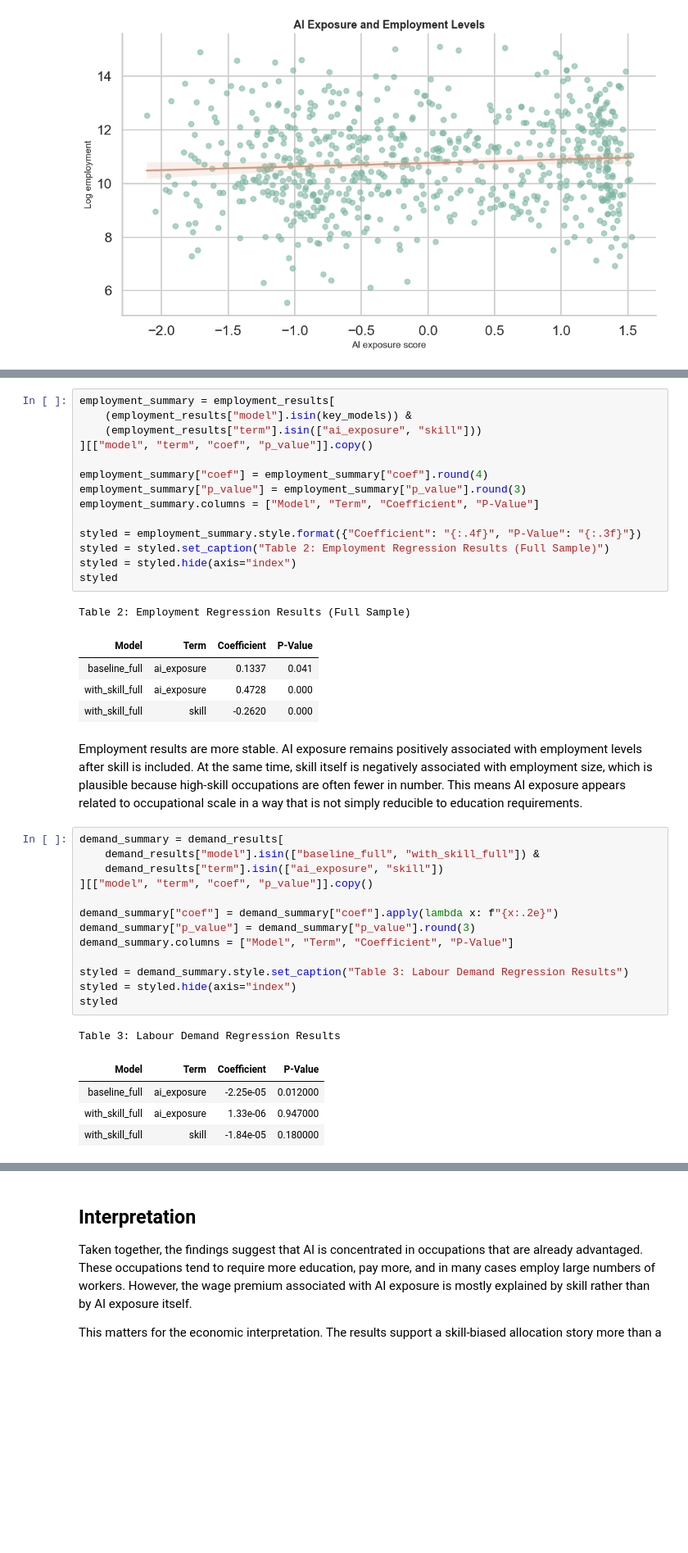
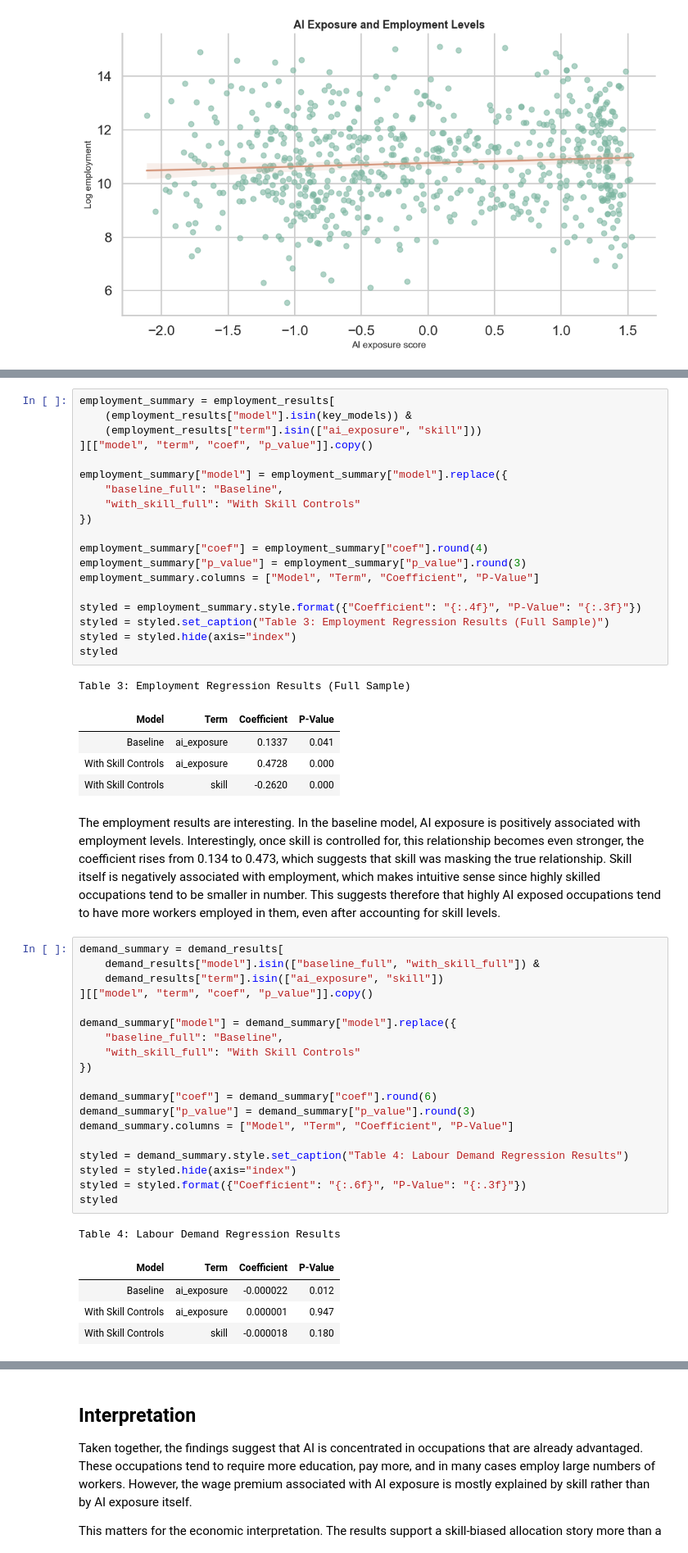
Before and after one commit to riyachandarana/Empirical-Project-2026, a Jupyter notebook: blog.ipynb, the cells around one changed output, grey strips where cells are left out. Shown at 82% size. Drawn from its saved outputs; the diff is of its cells as text; blank space fills up the shorter version.

```diff
--- a/blog.ipynb
+++ b/blog.ipynb
@@ -229,38 +233,49 @@ employment_summary = employment_results[
     (employment_results["term"].isin(["ai_exposure", "skill"]))
 ][["model", "term", "coef", "p_value"]].copy()
 
+employment_summary["model"] = employment_summary["model"].replace({
+    "baseline_full": "Baseline",
+    "with_skill_full": "With Skill Controls"
+})
+
 employment_summary["coef"] = employment_summary["coef"].round(4)
 employment_summary["p_value"] = employment_summary["p_value"].round(3)
 employment_summary.columns = ["Model", "Term", "Coefficient", "P-Value"]
 
 styled = employment_summary.style.format({"Coefficient": "{:.4f}", "P-Value": "{:.3f}"})
-styled = styled.set_caption("Table 2: Employment Regression Results (Full Sample)")
+styled = styled.set_caption("Table 3: Employment Regression Results (Full Sample)")
 styled = styled.hide(axis="index")
 styled
 # %% [output]
-Table 2: Employment Regression Results (Full Sample)
+Table 3: Employment Regression Results (Full Sample)
 | Model | Term | Coefficient | P-Value |
-| baseline_full | ai_exposure | 0.1337 | 0.041 |
-| with_skill_full | ai_exposure | 0.4728 | 0.000 |
-| with_skill_full | skill | -0.2620 | 0.000 |
+| Baseline | ai_exposure | 0.1337 | 0.041 |
+| With Skill Controls | ai_exposure | 0.4728 | 0.000 |
+| With Skill Controls | skill | -0.2620 | 0.000 |
 # %% [markdown]
-Employment results are more stable. AI exposure remains positively associated with employment levels after skill is included. At the same time, skill itself is negatively associated with employment size, which is plausible because high-skill occupations are often fewer in number. This means AI exposure appears related to occupational scale in a way that is not simply reducible to education requirements.
+The employment results are interesting. In the baseline model, AI exposure is positively associated with employment levels. Interestingly, once skill is controlled for, this relationship becomes even stronger, the coefficient rises from 0.134 to 0.473, which suggests that skill was masking the true relationship. Skill itself is negatively associated with employment, which makes intuitive sense since highly skilled occupations tend to be smaller in number. This suggests therefore that highly AI exposed occupations tend to have more workers employed in them, even after accounting for skill levels.
 # %%
 demand_summary = demand_results[
     demand_results["model"].isin(["baseline_full", "with_skill_full"]) &
     demand_results["term"].isin(["ai_exposure", "skill"])
 ][["model", "term", "coef", "p_value"]].copy()
 
-demand_summary["coef"] = demand_summary["coef"].apply(lambda x: f"{x:.2e}")
+demand_summary["model"] = demand_summary["model"].replace({
+    "baseline_full": "Baseline",
+    "with_skill_full": "With Skill Controls"
+})
+
+demand_summary["coef"] = demand_summary["coef"].round(6)
 demand_summary["p_value"] = demand_summary["p_value"].round(3)
 demand_summary.columns = ["Model", "Term", "Coefficient", "P-Value"]
 
-styled = demand_summary.style.set_caption("Table 3: Labour Demand Regression Results")
+styled = demand_summary.style.set_caption("Table 4: Labour Demand Regression Results")
 styled = styled.hide(axis="index")
+styled = styled.format({"Coefficient": "{:.6f}", "P-Value": "{:.3f}"})
 styled
 # %% [output]
-Table 3: Labour Demand Regression Results
+Table 4: Labour Demand Regression Results
 | Model | Term | Coefficient | P-Value |
-| baseline_full | ai_exposure | -2.25e-05 | 0.012000 |
-| with_skill_full | ai_exposure | 1.33e-06 | 0.947000 |
-| with_skill_full | skill | -1.84e-05 | 0.180000 |
+| Baseline | ai_exposure | -0.000022 | 0.012 |
+| With Skill Controls | ai_exposure | 0.000001 | 0.947 |
+| With Skill Controls | skill | -0.000018 | 0.180 |
```
Also changed, not shown: parts of 30 cells of this notebook, 1 other file.
